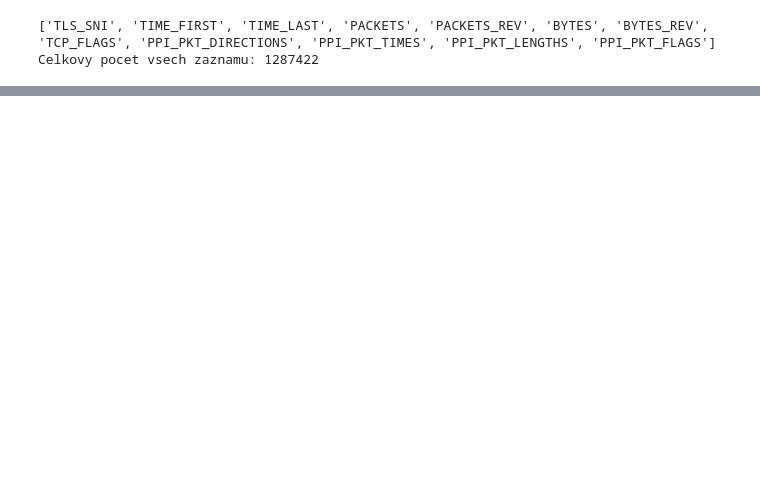
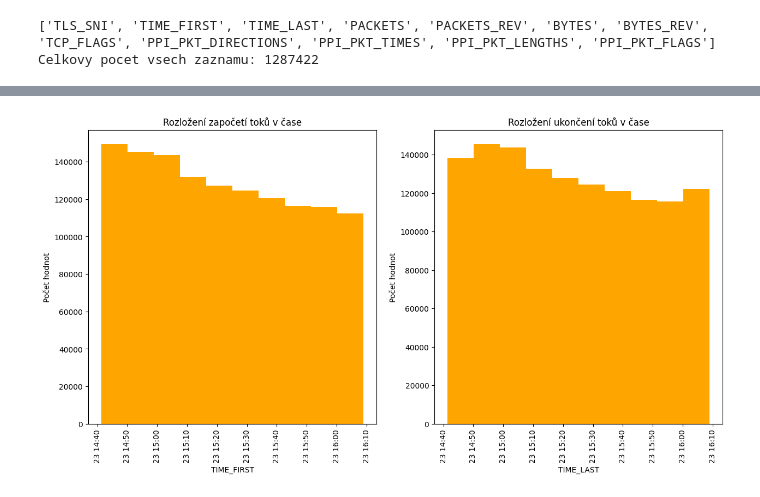
Before and after one commit to Aenariss/pds-projekt, a Jupyter notebook: analysis.ipynb, the cells around one changed output, grey strips where cells are left out. Saved outputs shown, nothing was run; the diff lists cells and outputs as text; code cells hidden in the pictures; blank space fills up the shorter version.

```diff
--- a/analysis.ipynb
+++ b/analysis.ipynb
@@ -194,0 +363,30 @@ Jelikož je toto číslo tak vysoké, je možné, že data pochází od uživate
+# %%
+# Tvorba obrazku ktery bude obsahovat 2 obrazky
+fig, ax = plt.subplots(1, 2, figsize=(15, 7))
+
+# Tvorba grafu vpravo
+ax[0].hist(df["TIME_FIRST"], bins=10, color='orange')
+
+# Nastaveni popisu obrazku a os X a Y
+ax[0].set_title("Rozložení započetí toků v čase")
+ax[0].set_xlabel('TIME_FIRST')
+ax[0].set_ylabel('Počet hodnot')
+
+# Otoceni osy X, at jsou casy citelne
+ax[0].tick_params(axis='x', rotation=90)
+
+# Tvorba grafu vlevo
+ax[1].hist(df["TIME_LAST"], bins=10, color='orange')
+
+# Nastaveni popisu obrazku a os X a Y
+ax[1].set_title("Rozložení ukončení toků v čase")
+ax[1].set_xlabel('TIME_LAST')
+ax[1].set_ylabel('Počet hodnot')
+
+# Otoceni osy X, at jsou casy citelne
+ax[1].tick_params(axis='x', rotation=90)
+
+# Zobrazeni obrazku
+plt.show()
+# %% [output]
+[figure, added]
```
Also changed, not shown: parts of 101 cells of this notebook.
